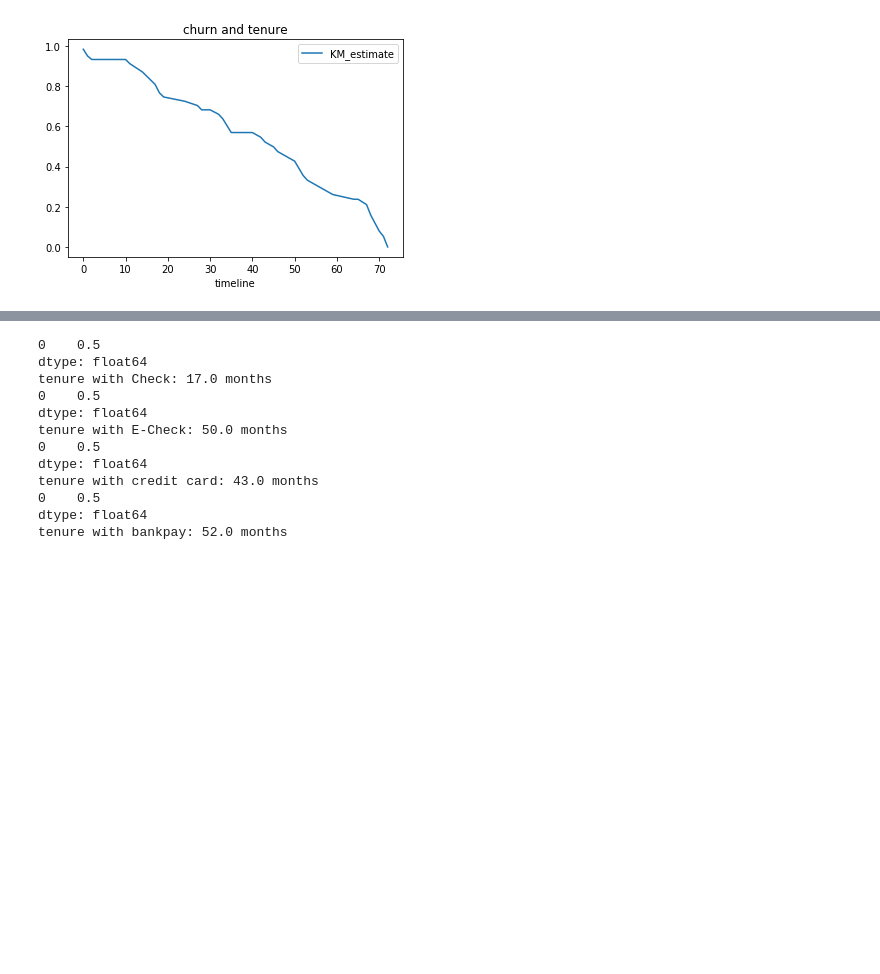
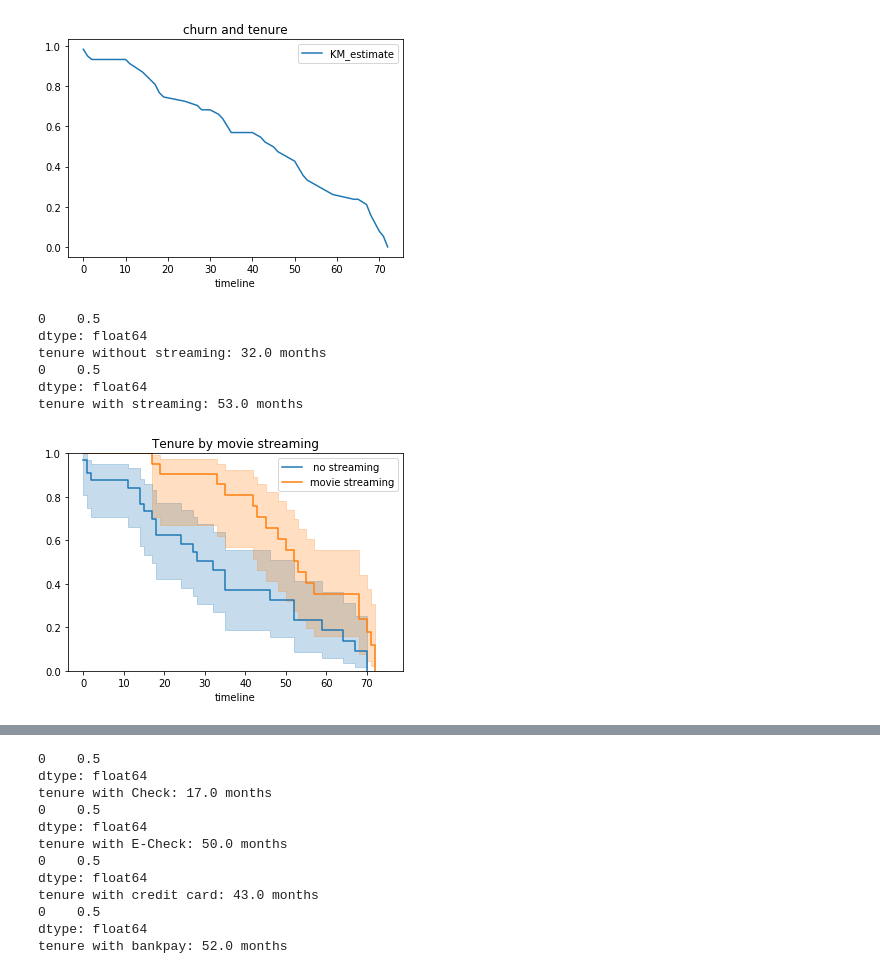
Before and after one commit to bloominstituteoftechnology/DS-Unit-2-Sprint-3-Advanced-Regression, a Jupyter notebook: Copy_of_LS_DS1_232_Survival_Analysis.ipynb, the cells around one changed output, grey strips where cells are left out. Drawn from its saved outputs; the diff is of its cells as text; code cells hidden in the pictures; blank space fills up the shorter version.

```diff
--- a/Copy_of_LS_DS1_232_Survival_Analysis.ipynb
+++ b/Copy_of_LS_DS1_232_Survival_Analysis.ipynb
@@ -1091,6 +1093,30 @@ print(f'Median churn: {kmf.median_} months of tenure')
 # %% [output]
 Median churn: 45.0 months of tenure
 [figure]
+# %%
+ax = plt.subplot(111)
+
+Mov0 = (samples["StreamingMovies"] == 0)
+Mov1 = (samples["StreamingMovies"] == 1)
+
+kmf.fit(time[Mov0], event_observed=event[Mov0], label=" no streaming")
+kmf.plot(ax=ax)
+print(f'tenure without streaming: {kmf.median_} months')
+
+kmf.fit(time[Mov1], event_observed=event[Mov1], label="movie streaming")
+kmf.plot(ax=ax)
+print(f'tenure with streaming: {kmf.median_} months')
+
+plt.ylim(0, 1);
+plt.title("Tenure by movie streaming");
+# %% [output]
+0    0.5
+dtype: float64
+tenure without streaming: 32.0 months
+0    0.5
+dtype: float64
+tenure with streaming: 53.0 months
+[figure, added]
 # %%
 ax = plt.subplot(111)
 
```
Also changed, not shown: parts of 14 cells of this notebook.
